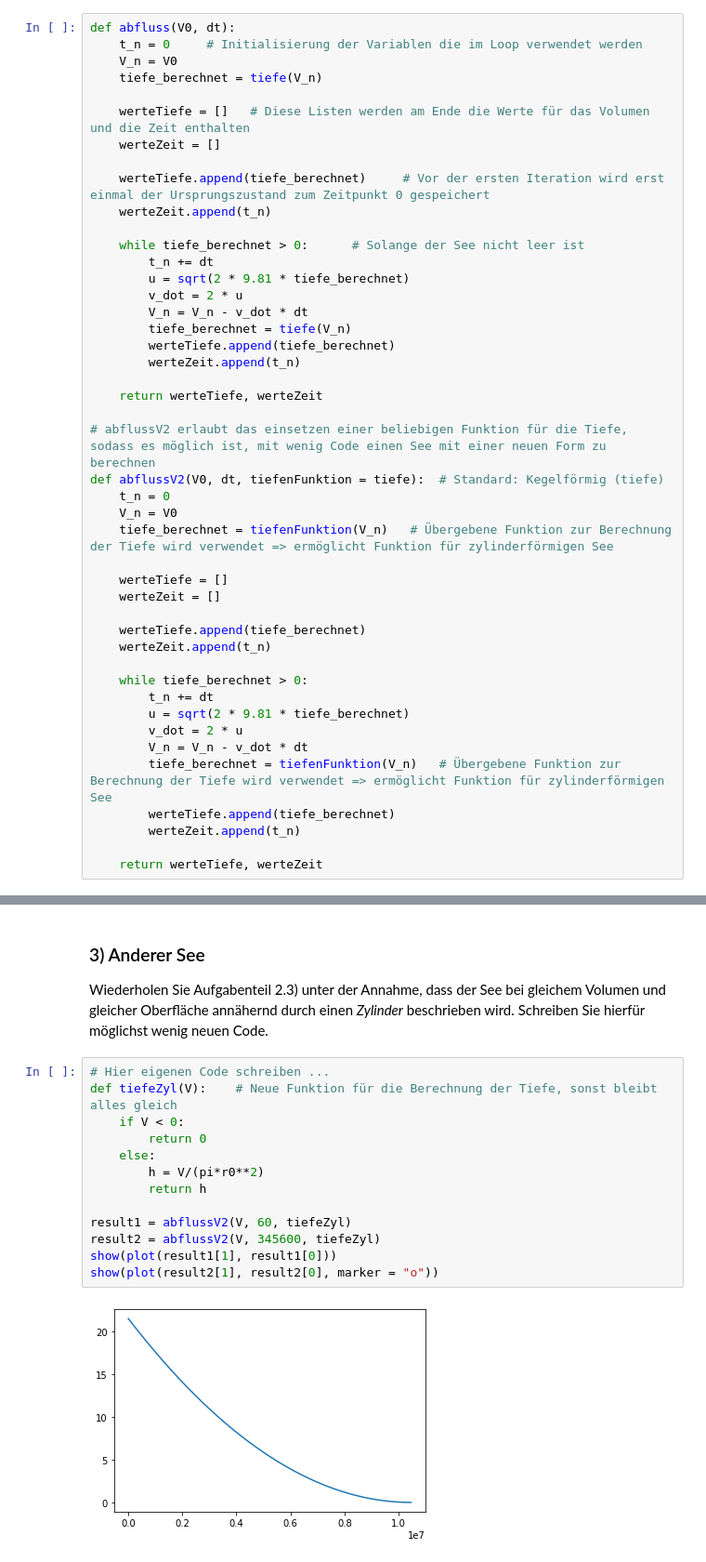
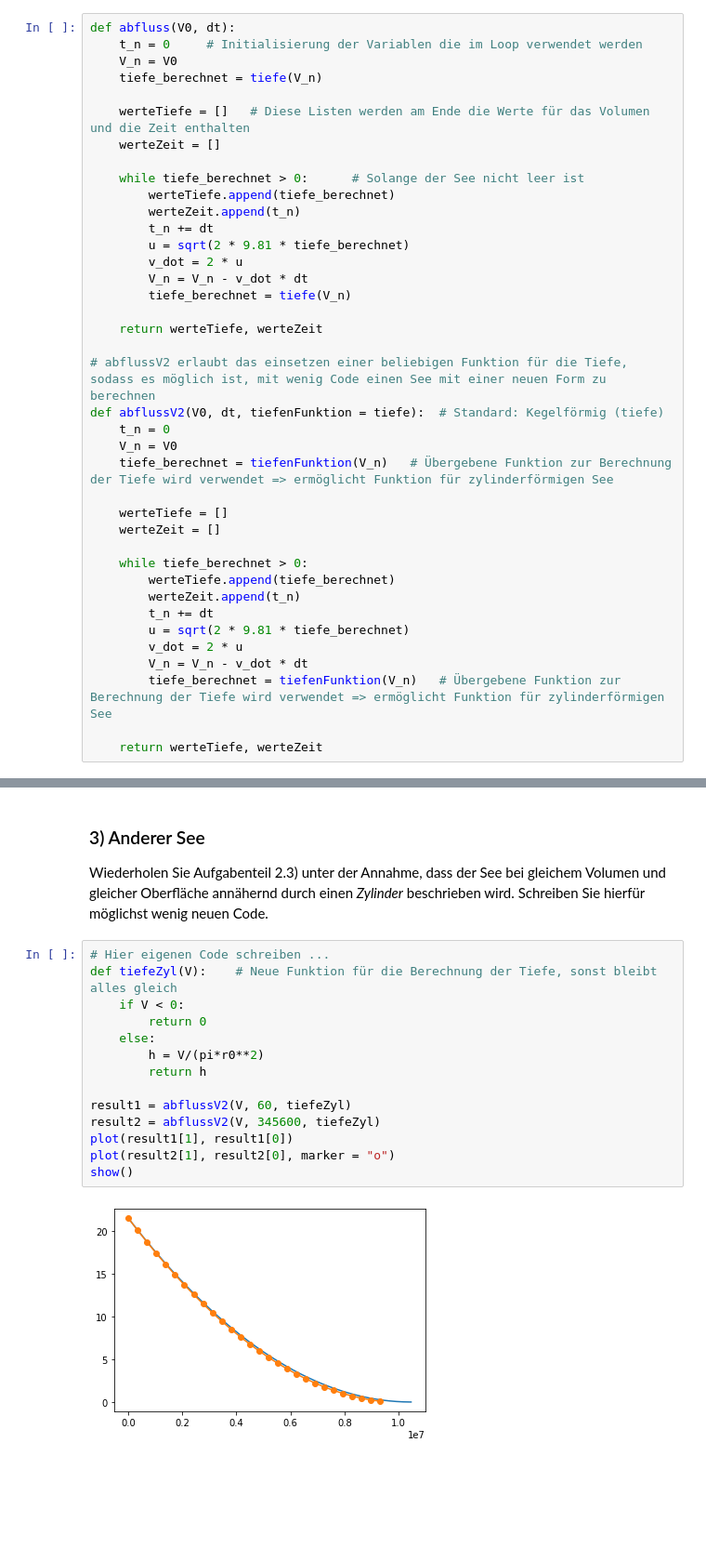
Before and after one commit to JuliusGoelz/Python_fuer_Ingenieure, a Jupyter notebook: HA2_Gruppe214.ipynb, the cells around one changed output, grey strips where cells are left out. Shown at 93% size. Saved outputs shown, nothing was run; the diff lists cells and outputs as text; blank space fills up the shorter version.

```diff
--- a/HA2_Gruppe214.ipynb
+++ b/HA2_Gruppe214.ipynb
@@ -101,17 +109,14 @@ def abfluss(V0, dt):
     werteTiefe = []   # Diese Listen werden am Ende die Werte für das Volumen und die Zeit enthalten
     werteZeit = []
 
-    werteTiefe.append(tiefe_berechnet)     # Vor der ersten Iteration wird erst einmal der Ursprungszustand zum Zeitpunkt 0 gespeichert
-    werteZeit.append(t_n)
-
     while tiefe_berechnet > 0:      # Solange der See nicht leer ist
+        werteTiefe.append(tiefe_berechnet)
+        werteZeit.append(t_n)
         t_n += dt
         u = sqrt(2 * 9.81 * tiefe_berechnet)
         v_dot = 2 * u
         V_n = V_n - v_dot * dt
         tiefe_berechnet = tiefe(V_n)
-        werteTiefe.append(tiefe_berechnet)
-        werteZeit.append(t_n)
 
     return werteTiefe, werteZeit
 
@@ -124,17 +129,14 @@ def abflussV2(V0, dt, tiefenFunktion = tiefe):  # Standard: Kegelförmig (tiefe)
     werteTiefe = []
     werteZeit = []
 
-    werteTiefe.append(tiefe_berechnet)
-    werteZeit.append(t_n)
-
     while tiefe_berechnet > 0:
+        werteTiefe.append(tiefe_berechnet)
+        werteZeit.append(t_n)
         t_n += dt
         u = sqrt(2 * 9.81 * tiefe_berechnet)
         v_dot = 2 * u
         V_n = V_n - v_dot * dt
         tiefe_berechnet = tiefenFunktion(V_n)   # Übergebene Funktion zur Berechnung der Tiefe wird verwendet => ermöglicht Funktion für zylinderförmigen See
-        werteTiefe.append(tiefe_berechnet)
-        werteZeit.append(t_n)
 
     return werteTiefe, werteZeit
 # %%
@@ -176,15 +178,16 @@ Wiederholen Sie Aufgabenteil 2.3) unter der Annahme, dass der See bei gleichem V
 # %%
 # Hier eigenen Code schreiben ...
 def tiefeZyl(V):    # Neue Funktion für die Berechnung der Tiefe, sonst bleibt alles gleich
     if V < 0:
         return 0
     else:
         h = V/(pi*r0**2)
         return h
 
 result1 = abflussV2(V, 60, tiefeZyl)
 result2 = abflussV2(V, 345600, tiefeZyl)
-show(plot(result1[1], result1[0]))
-show(plot(result2[1], result2[0], marker = "o"))
+plot(result1[1], result1[0])
+plot(result2[1], result2[0], marker = "o")
+show()
 # %% [output]
-[figure, old version]
+[figure, new version]
```
Also changed, not shown: parts of 5 cells of this notebook, 3 other files.
